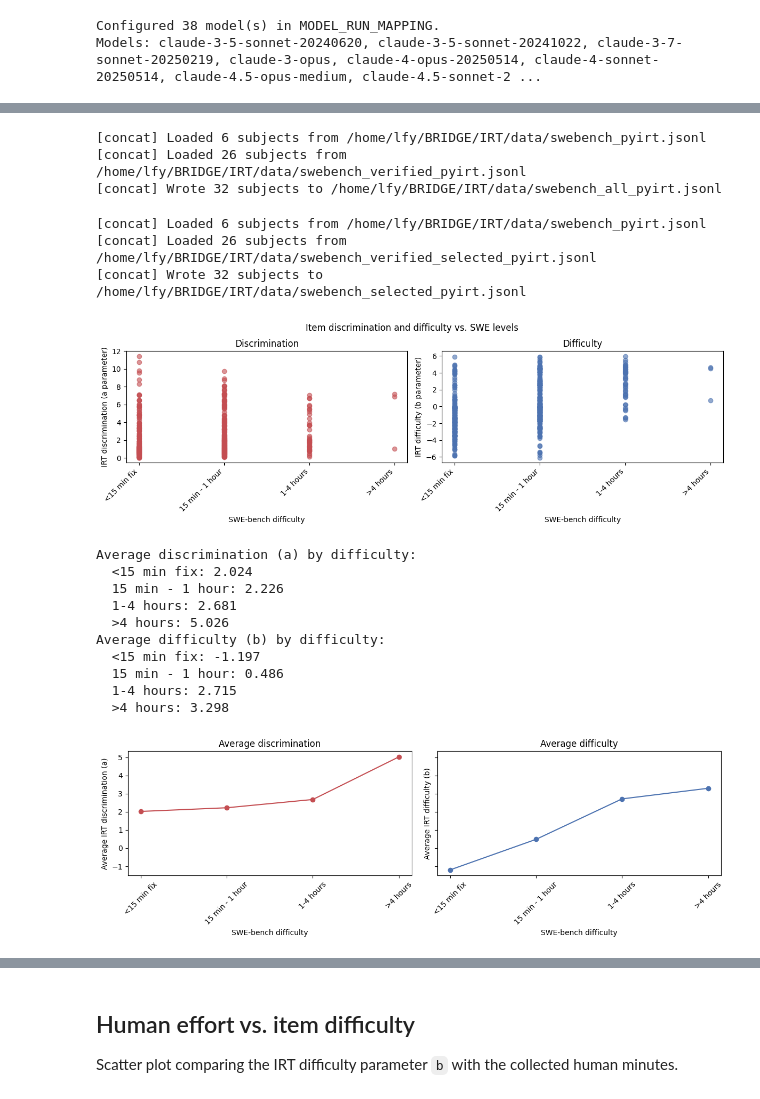
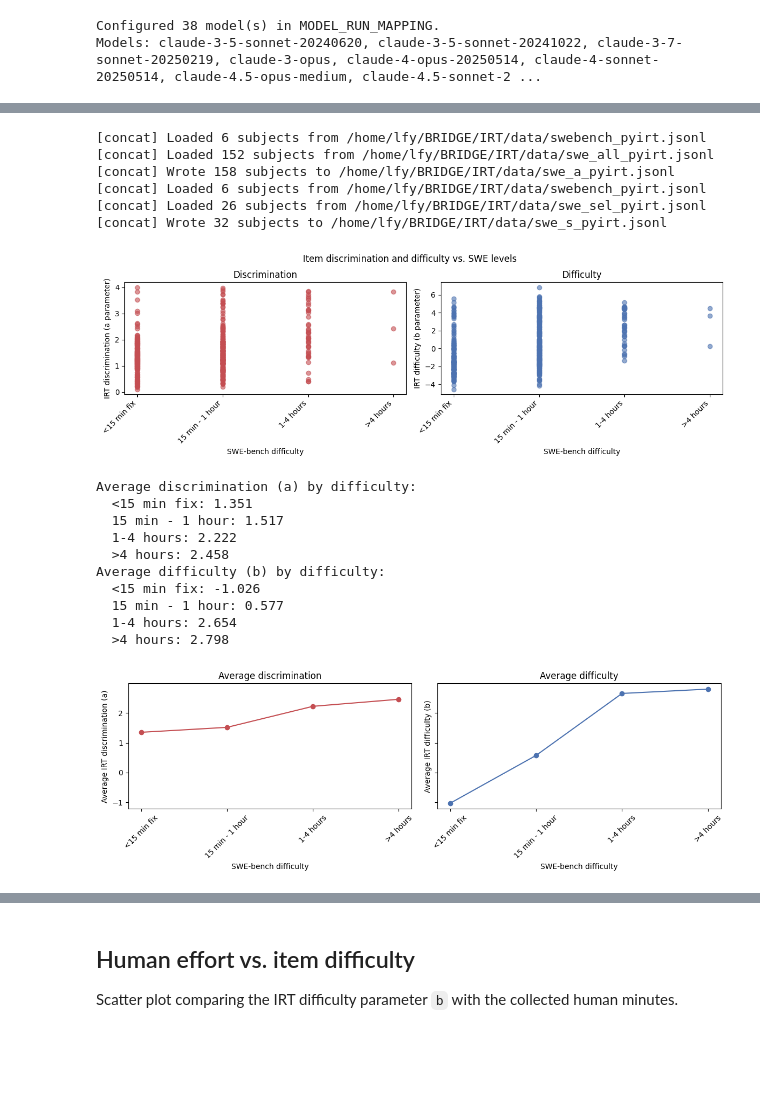
Before and after one commit to FY-Liu/BRIDGE, a Jupyter notebook: IRT/irt.ipynb, the cells around one changed output, grey strips where cells are left out. Cells and saved outputs as stored; diff of their text form; code cells hidden in the pictures; blank space fills up the shorter version.

```diff
--- a/IRT/irt.ipynb
+++ b/IRT/irt.ipynb
@@ -858,70 +964,69 @@ def concat_pyirt_jsonl(paths: Iterable[Path], out_path: Path):
         for record in records:
             f.write(json.dumps(record) + "\n")
     print(f"[concat] Wrote {len(records)} subjects to {out_path}")
-
-concat_pyirt_jsonl(
-    [
-        BASE_DIR / "data/swebench_pyirt.jsonl",
-        BASE_DIR / "data/swebench_verified_pyirt.jsonl",
-    ],
-    BASE_DIR / "data/swebench_all_pyirt.jsonl",
-)
-# %% [output]
-[concat] Loaded 6 subjects from /home/lfy/BRIDGE/IRT/data/swebench_pyirt.jsonl
-[concat] Loaded 26 subjects from /home/lfy/BRIDGE/IRT/data/swebench_verified_pyirt.jsonl
-[concat] Wrote 32 subjects to /home/lfy/BRIDGE/IRT/data/swebench_all_pyirt.jsonl
 # %%
 concat_pyirt_jsonl(
     [
         BASE_DIR / "data/swebench_pyirt.jsonl",
-        BASE_DIR / "data/swebench_verified_selected_pyirt.jsonl",
+        BASE_DIR / "data/swe_all_pyirt.jsonl",
     ],
-    BASE_DIR / "data/swebench_selected_pyirt.jsonl",
+    BASE_DIR / "data/swe_a_pyirt.jsonl",
 )
+
+concat_pyirt_jsonl(
+    [
+        BASE_DIR / "data/swebench_pyirt.jsonl",
+        BASE_DIR / "data/swe_sel_pyirt.jsonl",
+    ],
+    BASE_DIR / "data/swe_s_pyirt.jsonl",
+)
 # %% [output]
 [concat] Loaded 6 subjects from /home/lfy/BRIDGE/IRT/data/swebench_pyirt.jsonl
-[concat] Loaded 26 subjects from /home/lfy/BRIDGE/IRT/data/swebench_verified_selected_pyirt.jsonl
-[concat] Wrote 32 subjects to /home/lfy/BRIDGE/IRT/data/swebench_selected_pyirt.jsonl
+[concat] Loaded 152 subjects from /home/lfy/BRIDGE/IRT/data/swe_all_pyirt.jsonl
+[concat] Wrote 158 subjects to /home/lfy/BRIDGE/IRT/data/swe_a_pyirt.jsonl
+[concat] Loaded 6 subjects from /home/lfy/BRIDGE/IRT/data/swebench_pyirt.jsonl
+[concat] Loaded 26 subjects from /home/lfy/BRIDGE/IRT/data/swe_sel_pyirt.jsonl
+[concat] Wrote 32 subjects to /home/lfy/BRIDGE/IRT/data/swe_s_pyirt.jsonl
 # %%
 import csv
 import matplotlib.pyplot as plt
 
 # params_path = BASE_DIR / "params" / "swebench_all_pyirt.csv"
-params_path = BASE_DIR / "params" / "swebench_selected_plus_all_runs_pyirt.csv"
+params_path = BASE_DIR / "params" / "swe_metr_a_pyirt.csv"
 a_values = []
 b_values = []
 difficulty_indices = []
 with params_path.open() as f:
     reader = csv.DictReader(f)
     for row in reader:
         task_id = row[""]
         label = difficulty_lookup.get(task_id)
         diff_value = difficulty_to_int.get(label) if label else None
         if diff_value is None:
             continue
         difficulty_indices.append(diff_value)
         a_values.append(float(row["a"]))
         b_values.append(float(row["b"]))
 
 fig, axes = plt.subplots(1, 2, figsize=(12, 4), sharey=False)
 plt.suptitle("Item discrimination and difficulty vs. SWE levels")
 
 axes[0].scatter(difficulty_indices, a_values, alpha=0.6, color="#C44E52")
 axes[0].set_xticks(list(difficulty_to_int.values()), difficulty_levels, rotation=45, ha="right")
 axes[0].set_xlabel("SWE-bench difficulty")
 axes[0].set_ylabel("IRT discrimination (a parameter)")
 axes[0].set_title("Discrimination")
 
 axes[1].scatter(difficulty_indices, b_values, alpha=0.6, color="#4C72B0")
 axes[1].set_xticks(list(difficulty_to_int.values()), difficulty_levels, rotation=45, ha="right")
 axes[1].set_xlabel("SWE-bench difficulty")
 axes[1].set_ylabel("IRT difficulty (b parameter)")
 axes[1].set_title("Difficulty")
 
 plt.tight_layout()
 plt.subplots_adjust(top=0.85)
 # %% [output]
-[figure, old version]
+[figure, new version]
 # %%
 from collections import defaultdict
 import csv
@@ -975,16 +1080,16 @@ axes[1].tick_params(axis="x", rotation=45)
 plt.tight_layout()
 # %% [output]
 Average discrimination (a) by difficulty:
-  <15 min fix: 2.024
-  15 min - 1 hour: 2.226
-  1-4 hours: 2.681
-  >4 hours: 5.026
+  <15 min fix: 1.351
+  15 min - 1 hour: 1.517
+  1-4 hours: 2.222
+  >4 hours: 2.458
 Average difficulty (b) by difficulty:
-  <15 min fix: -1.197
-  15 min - 1 hour: 0.486
-  1-4 hours: 2.715
-  >4 hours: 3.298
+  <15 min fix: -1.026
+  15 min - 1 hour: 0.577
+  1-4 hours: 2.654
+  >4 hours: 2.798
-[figure, old version]
+[figure, new version]
 # %%
 import math
 import matplotlib.pyplot as plt
```
Also changed, not shown: parts of 7 cells of this notebook, 16 other files.
